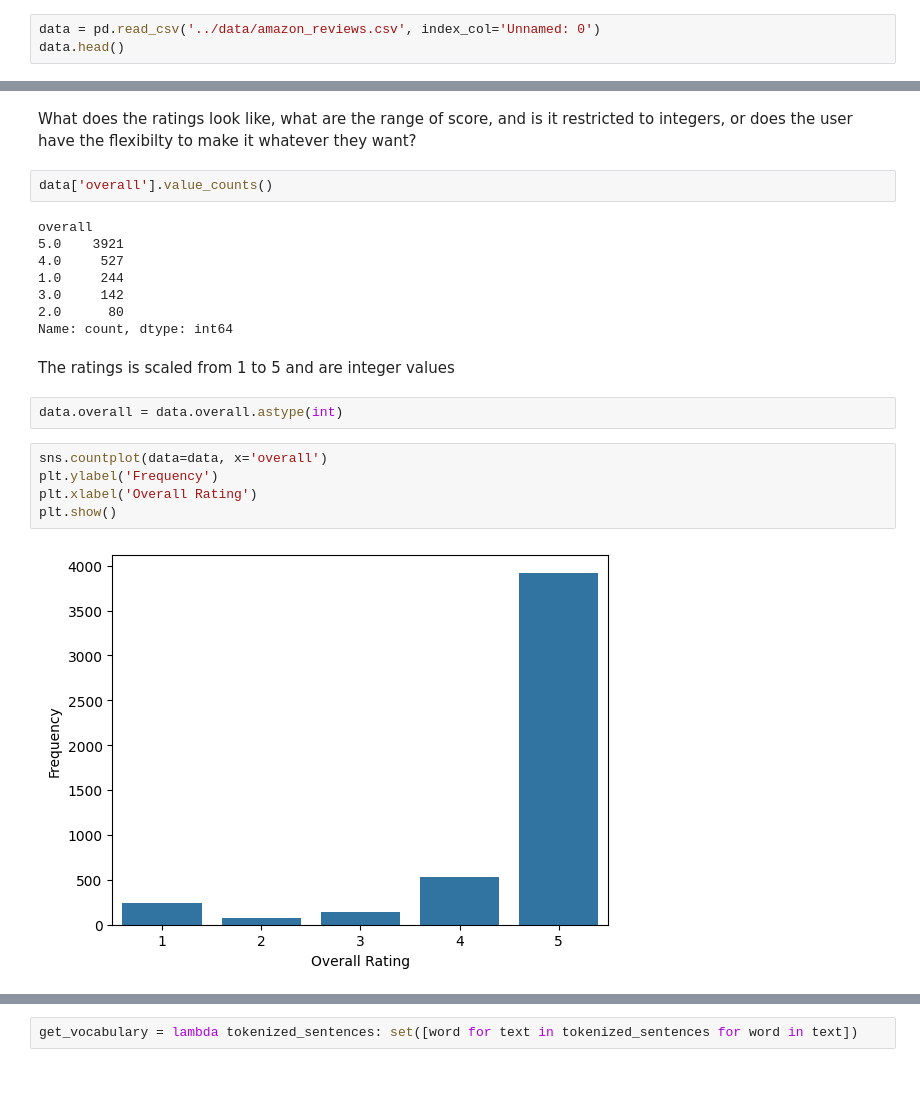
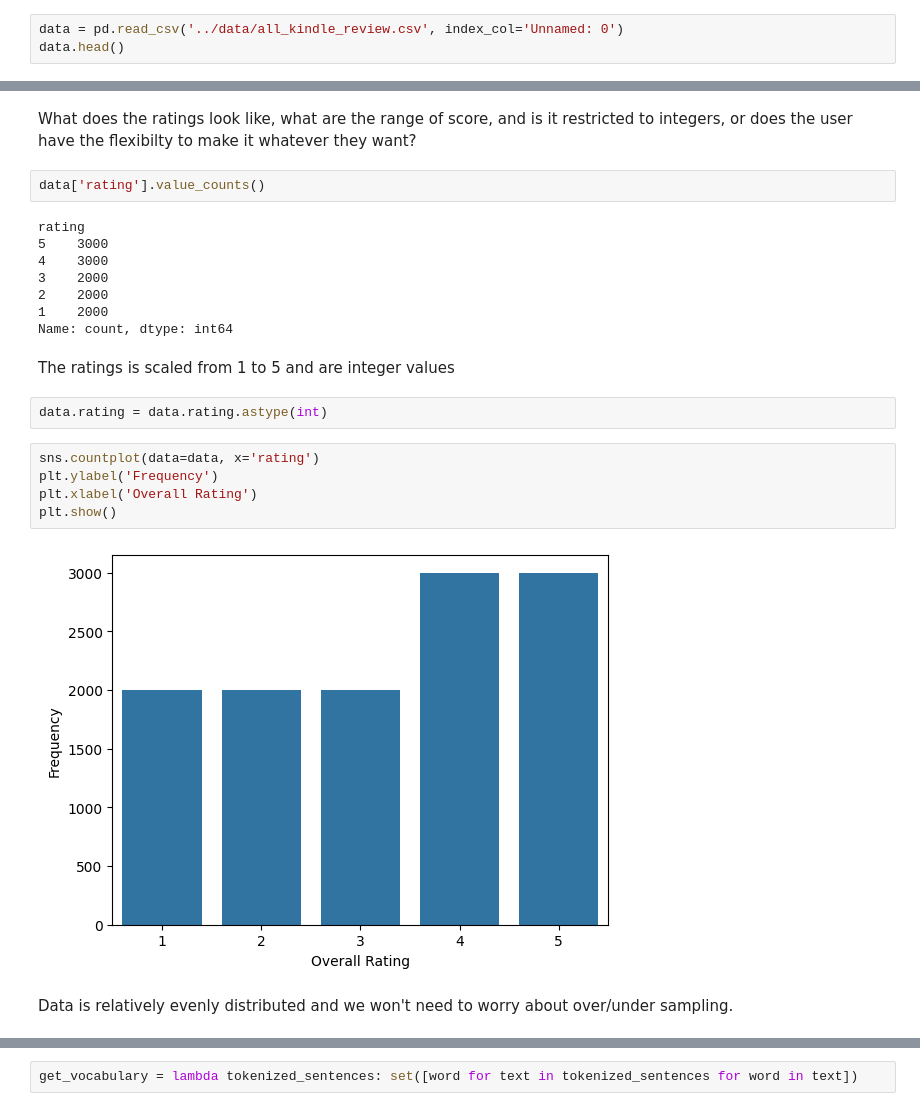
Before and after one commit to andreburg/MLG382-Project2, a Jupyter notebook: notebooks/modelling.ipynb, the cells around one changed output, grey strips where cells are left out. Cells and saved outputs as stored; diff of their text form; blank space fills up the shorter version.

```diff
--- a/notebooks/modelling.ipynb
+++ b/notebooks/modelling.ipynb
@@ -48,6 +54,6 @@ warnings.simplefilter('ignore', category=Warning, lineno=0, append=False)
 # %% [markdown]
 Load the data from our text file.
 # %%
-data = pd.read_csv('../data/amazon_reviews.csv', index_col='Unnamed: 0')
+data = pd.read_csv('../data/all_kindle_review.csv', index_col='Unnamed: 0')
 data.head()
 # %% [output]
@@ -103,26 +123,28 @@ data = data.dropna(subset=['reviewText'])
 # %% [markdown]
 What does the ratings look like, what are the range of score, and is it restricted to integers, or does the user have the flexibilty to make it whatever they want?
 # %%
-data['overall'].value_counts()
+data['rating'].value_counts()
 # %% [output]
-overall
-5.0    3921
-4.0     527
-1.0     244
-3.0     142
-2.0      80
+rating
+5    3000
+4    3000
+3    2000
+2    2000
+1    2000
 Name: count, dtype: int64
 # %% [markdown]
 The ratings is scaled from 1 to 5 and are integer values
 # %%
-data.overall = data.overall.astype(int)
+data.rating = data.rating.astype(int)
 # %%
-sns.countplot(data=data, x='overall')
+sns.countplot(data=data, x='rating')
 plt.ylabel('Frequency')
 plt.xlabel('Overall Rating')
 plt.show()
 # %% [output]
-[figure, old version]
+[figure, new version]
+# %% [markdown]
+Data is relatively evenly distributed and we won't need to worry about over/under sampling.
 # %%
 sns.histplot(x=data.reviewText.apply(lambda text: len(text.split(" "))), kde=True)
 plt.xlabel('Word Count')
```
Also changed, not shown: parts of 76 cells of this notebook, 4 other files.
